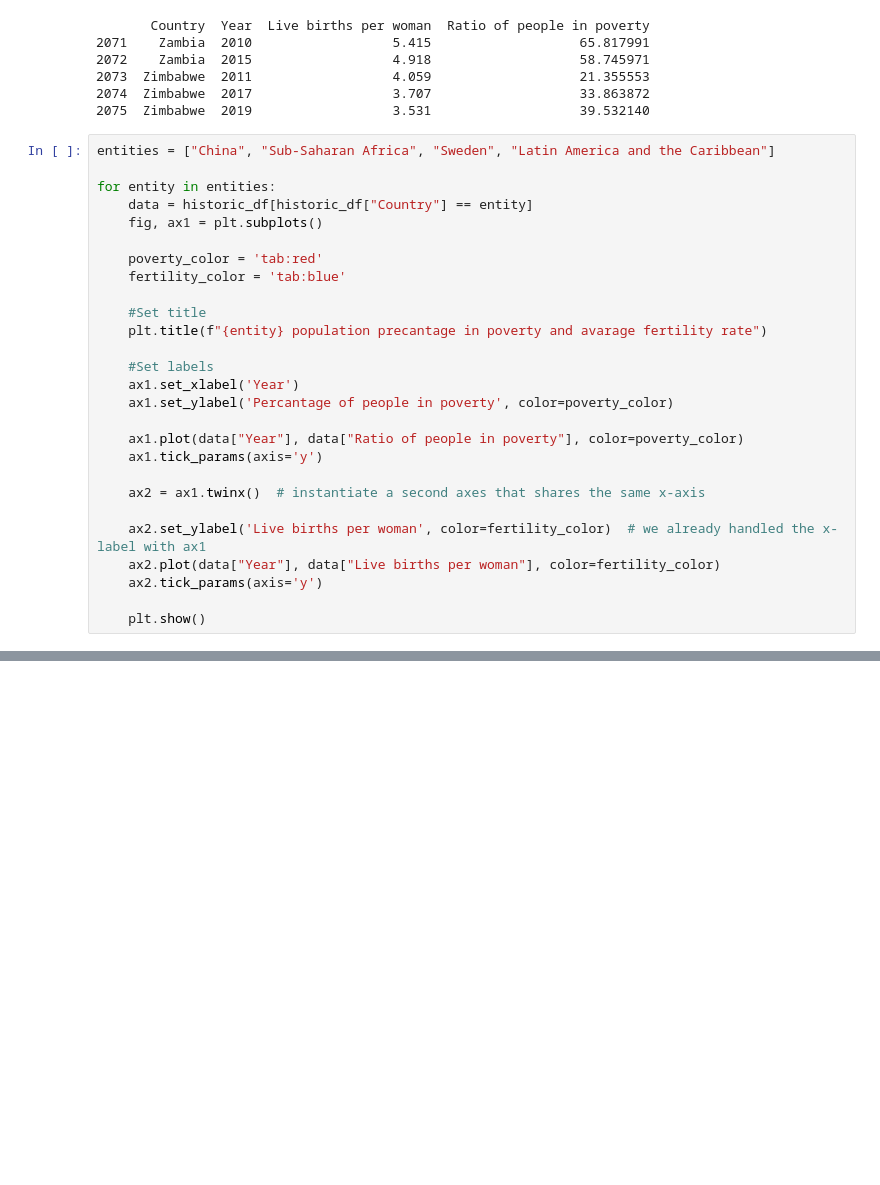
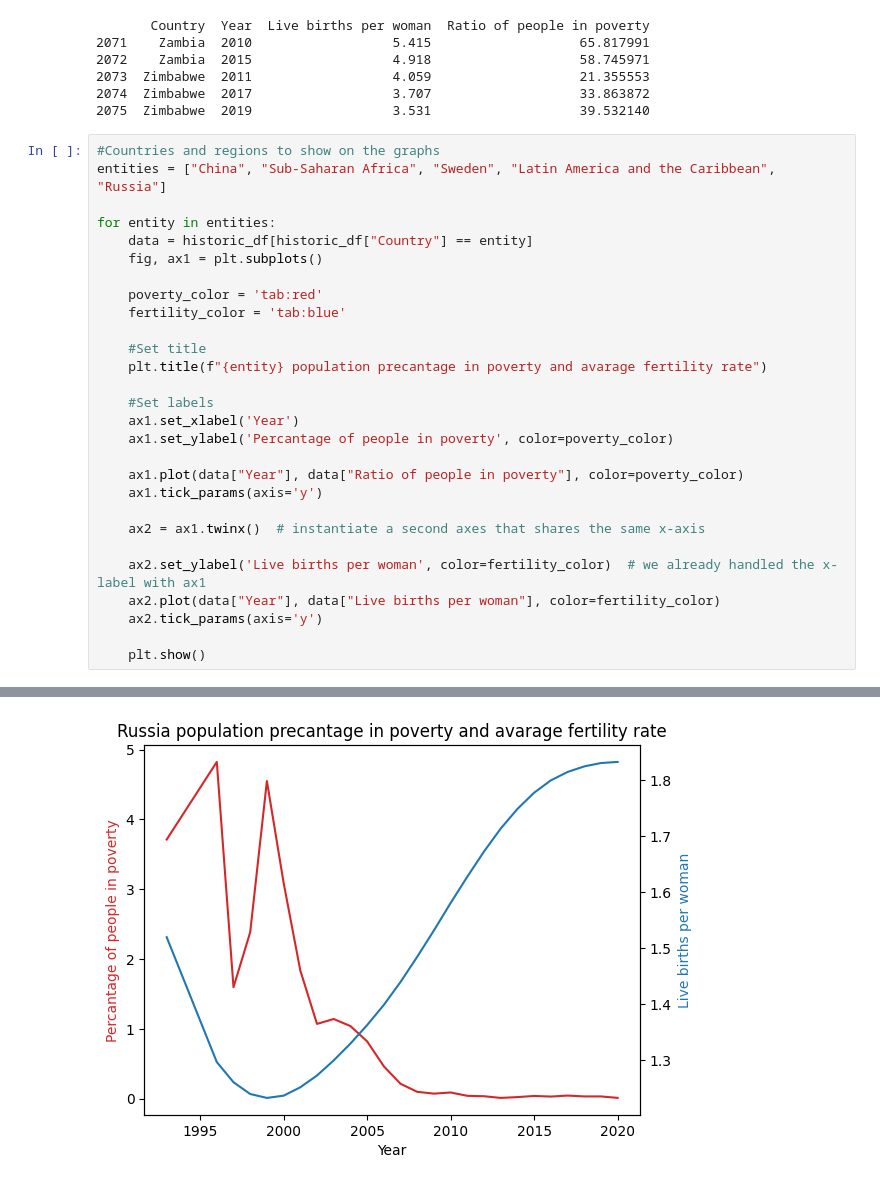
Before and after one commit to jozsef-sogor/poverty-mini-project, a Jupyter notebook: Poverty Analysis.ipynb, the cells around one changed output, grey strips where cells are left out. Cells and saved outputs as stored; diff of their text form; blank space fills up the shorter version.

```diff
--- a/Poverty Analysis.ipynb
+++ b/Poverty Analysis.ipynb
@@ -43,37 +42,39 @@ print(df.tail()) #print last 5 entries
 2074  Zimbabwe  2017                  3.707                   33.863872
 2075  Zimbabwe  2019                  3.531                   39.532140
 # %%
-entities = ["China", "Sub-Saharan Africa", "Sweden", "Latin America and the Caribbean"]
+#Countries and regions to show on the graphs
+entities = ["China", "Sub-Saharan Africa", "Sweden", "Latin America and the Caribbean", "Russia"]
 
 for entity in entities:
     data = historic_df[historic_df["Country"] == entity]
     fig, ax1 = plt.subplots()
 
     poverty_color = 'tab:red'
     fertility_color = 'tab:blue'
 
     #Set title
     plt.title(f"{entity} population precantage in poverty and avarage fertility rate")
 
     #Set labels
     ax1.set_xlabel('Year')
     ax1.set_ylabel('Percantage of people in poverty', color=poverty_color)
 
     ax1.plot(data["Year"], data["Ratio of people in poverty"], color=poverty_color)
     ax1.tick_params(axis='y')
 
     ax2 = ax1.twinx()  # instantiate a second axes that shares the same x-axis
 
     ax2.set_ylabel('Live births per woman', color=fertility_color)  # we already handled the x-label with ax1
     ax2.plot(data["Year"], data["Live births per woman"], color=fertility_color)
     ax2.tick_params(axis='y')
 
     plt.show()
 # %% [output]
 [figure]
 [figure]
 [figure]
 [figure]
+[figure, added]
 # %%
 properties_to_graph = ["Ratio of people in poverty", "Live births per woman"]
 
```
Also changed, not shown: parts of 2 cells of this notebook.
